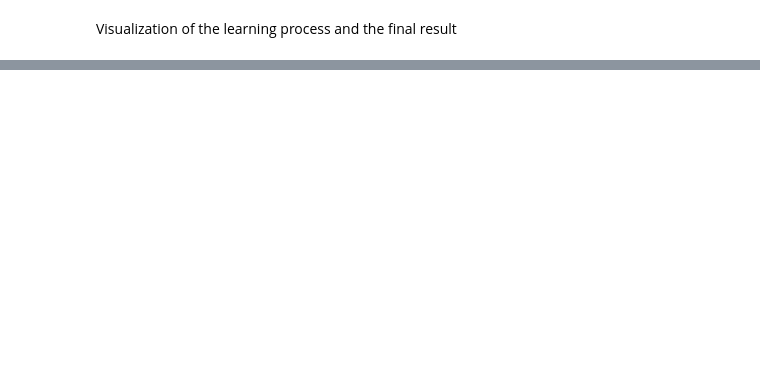
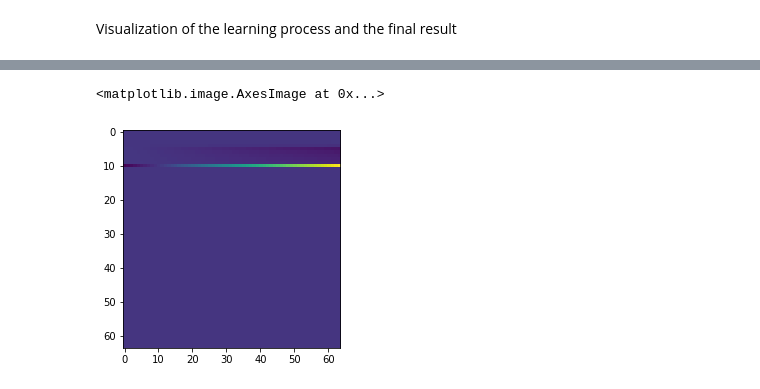
Before and after one commit to MOberlechner/soda, a Jupyter notebook: notebooks/examples/single_item_auction_roi.ipynb, the cells around one changed output, grey strips where cells are left out. Saved outputs shown, nothing was run; the diff lists cells and outputs as text; code cells hidden in the pictures; blank space fills up the shorter version.

```diff
--- a/notebooks/examples/single_item_auction_roi.ipynb
+++ b/notebooks/examples/single_item_auction_roi.ipynb
@@ -102,0 +68,2 @@ strategies['1'].plot(metrics=True, beta=bne)
+# %%
+gradient1 = learner.gradient.x['1']
@@ -102,0 +73,6 @@ strategies['1'].plot(metrics=True, beta=bne)
+# %%
+grad = Gradient()
+grad.prepare(game, strategies)
+grad.compute(game, strategies, '1')
+# %%
+gradient2 = grad.x['1']
@@ -102,0 +85,5 @@ strategies['1'].plot(metrics=True, beta=bne)
+# %%
+plt.imshow((gradient1-gradient2).T)
+# %% [output]
+<matplotlib.image.AxesImage at 0x...>
+[figure, added]
```
Also changed, not shown: parts of 13 cells of this notebook, 2 other files.
